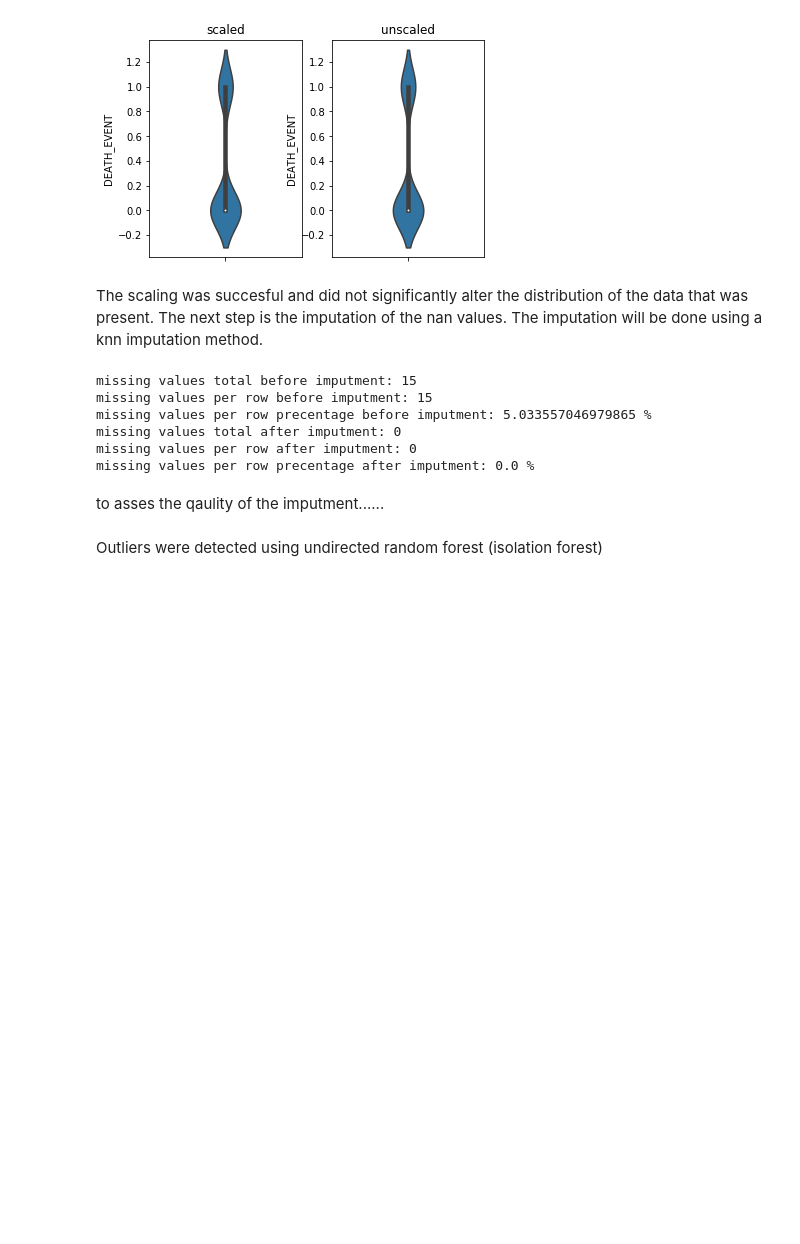
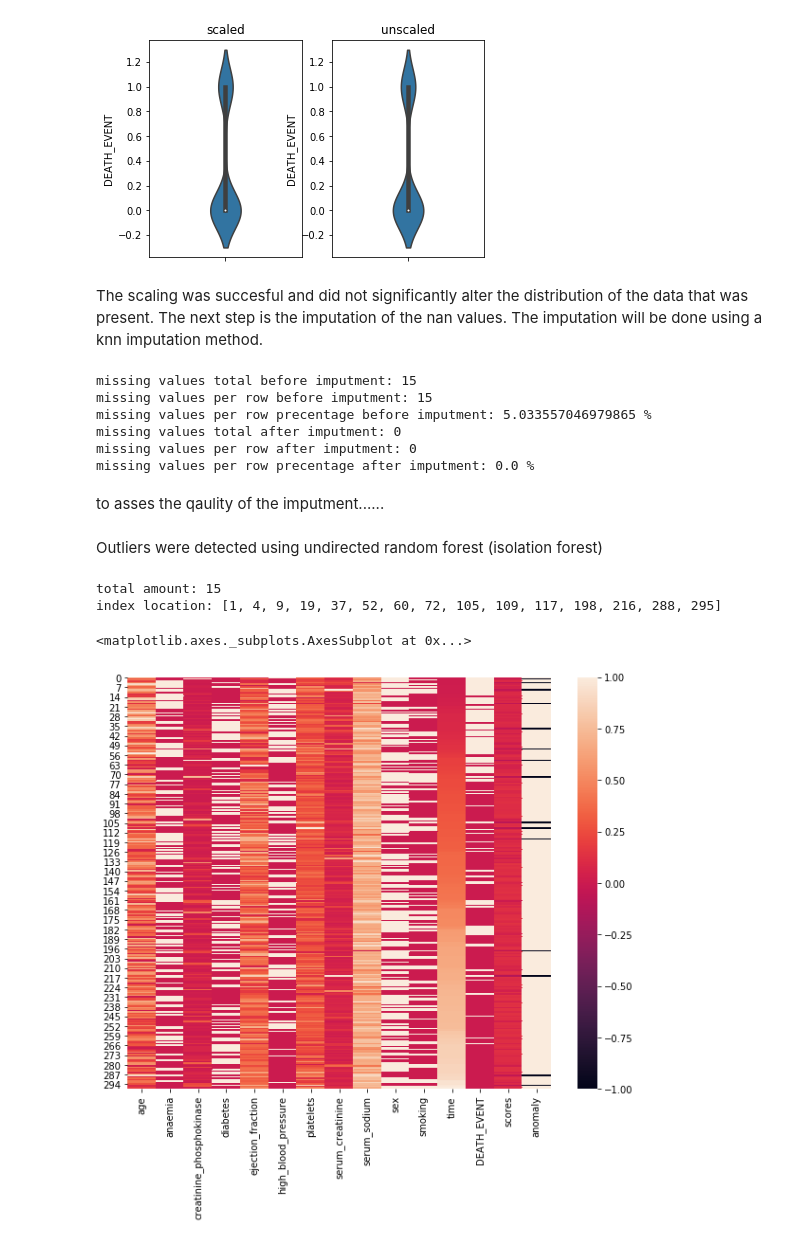
Before and after one commit to Seditoir/MSB1015-Scientific-programming, a Jupyter notebook: code/General.ipynb, the cells around one changed output. Drawn from its saved outputs; the diff is of its cells as text; code cells hidden in the pictures; blank space fills up the shorter version.

Commit message:
0.4.0
feature: added outlier detection using isolation forest

```diff
--- a/code/General.ipynb
+++ b/code/General.ipynb
@@ -279,0 +276,27 @@ URF=IsolationForest(n_estimators=100, max_samples='auto')
+# %%
+# outlier detection using isolation forest
+outliers_fraction = 0.05
+
+
+URF=IsolationForest(n_estimators=100, max_samples='auto',random_state=42,contamination=outliers_fraction)
+URF.fit(df_scaled_imputed)
+
+df_scaled_imputed['scores']=URF.decision_function(df_scaled_imputed)
+df_scaled_imputed['anomaly']=URF.predict(df_scaled_imputed)
+df_scaled_imputed.head(20)
+
+anomaly = df_scaled_imputed.loc[df_scaled_imputed['anomaly']==-1]
+anomaly_index = list(anomaly.index)
+
+print('total amount:',len(anomaly_index))
+print('index location:',anomaly_index)
+
+
+# heatmap
+plt.figure(figsize=(10,8))
+sns.heatmap(df_scaled_imputed)
+# %% [output]
+total amount: 15
+index location: [1, 4, 9, 19, 37, 52, 60, 72, 105, 109, 117, 198, 216, 288, 295]
+<matplotlib.axes._subplots.AxesSubplot at 0x...>
+[figure, added]
```
Also changed, not shown: parts of 1 cell of this notebook, 1 other file.
